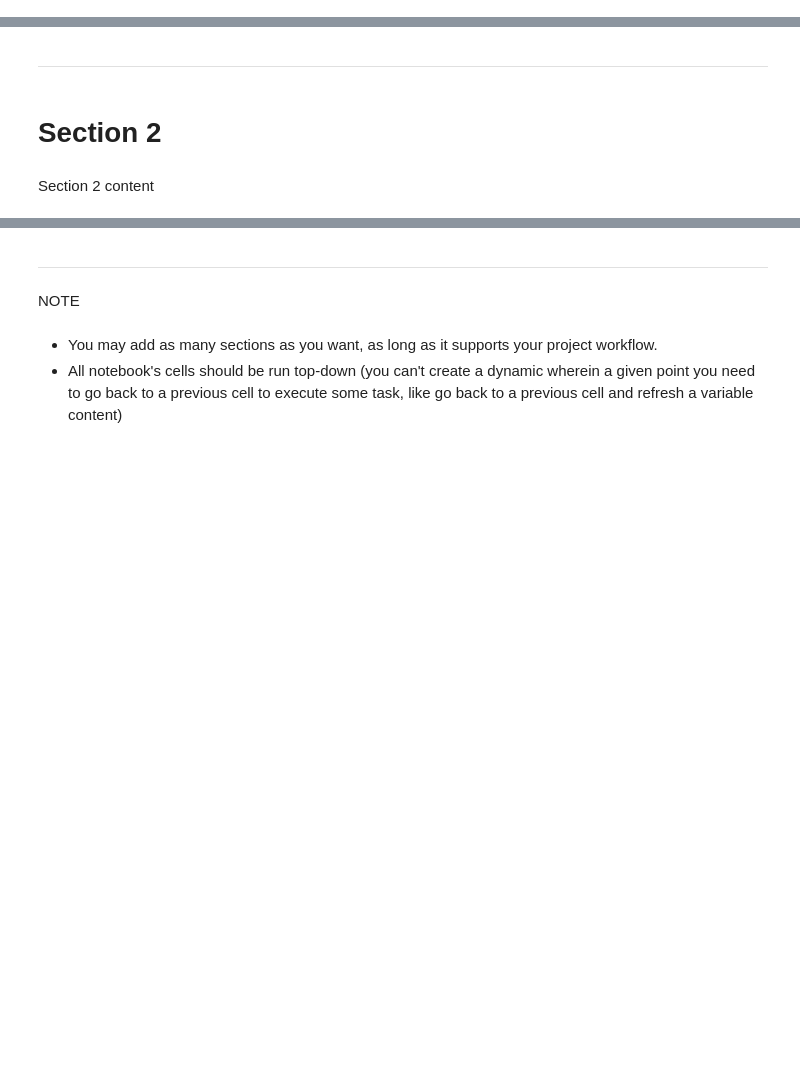
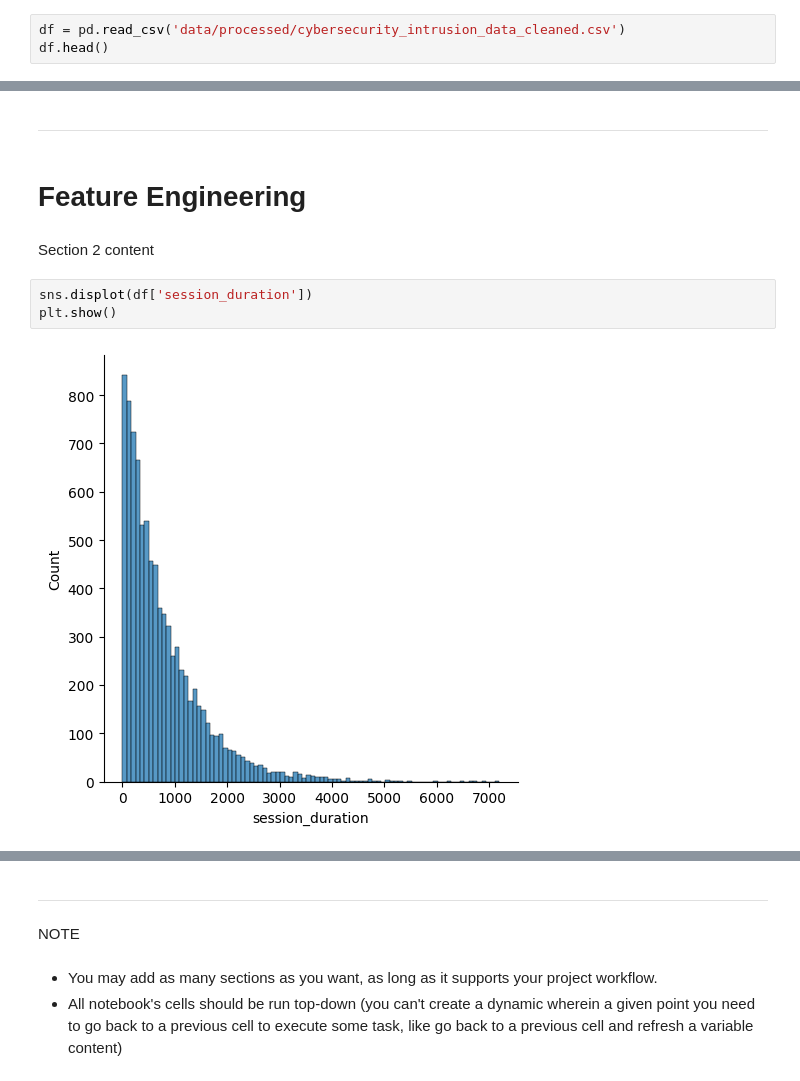
Before and after one commit to maleeper/Cyber, a Jupyter notebook: jupyter_notebooks/02_EDA.ipynb, the cells around one changed output, grey strips where cells are left out. Saved outputs shown, nothing was run; the diff lists cells and outputs as text; blank space fills up the shorter version.

Commit message:
Updated EDA and data cleaning, new cleaned dataset

```diff
--- a/jupyter_notebooks/02_EDA.ipynb
+++ b/jupyter_notebooks/02_EDA.ipynb
@@ -47,0 +59,3 @@ Section 1 content
+# %%
+df = pd.read_csv('data/processed/cybersecurity_intrusion_data_cleaned.csv')
+df.head()
@@ -48,6 +69,11 @@ Section 1 content
 # %% [markdown]
 ---
-# %% [markdown]
-# Section 2
+# %% [markdown]
+# Feature Engineering
 # %% [markdown]
 Section 2 content
+# %%
+sns.displot(df['session_duration'])
+plt.show()
+# %% [output]
+[figure, added]
```
Also changed, not shown: parts of 15 cells of this notebook, 3 other files.
